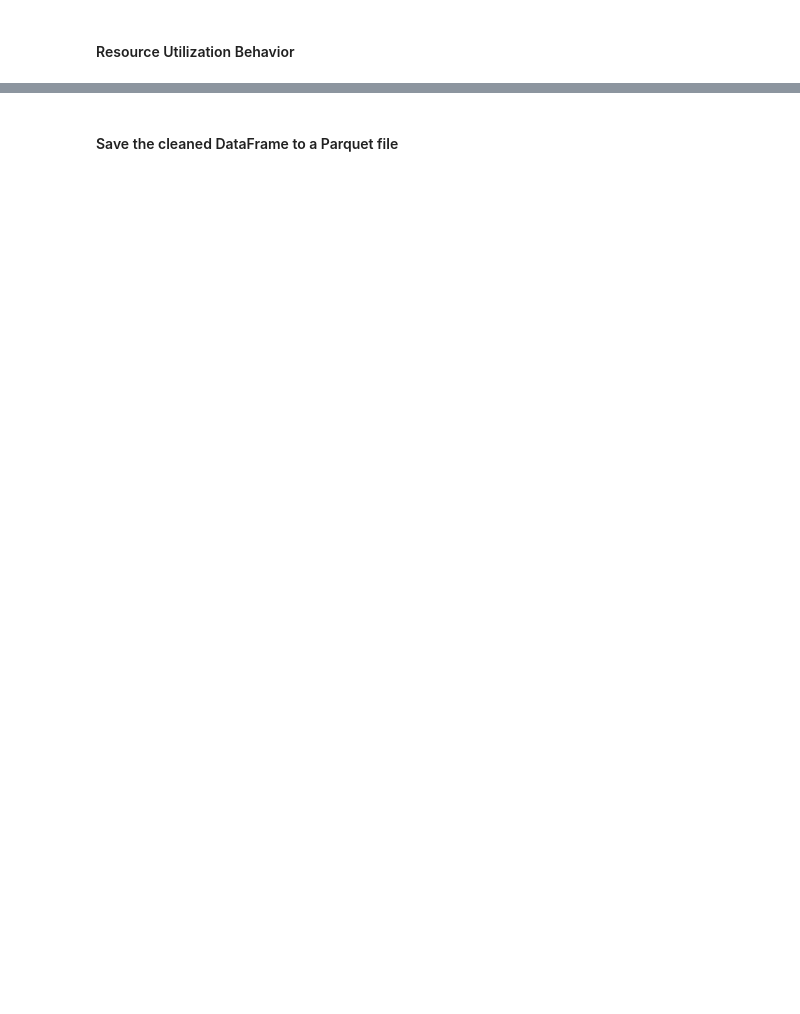
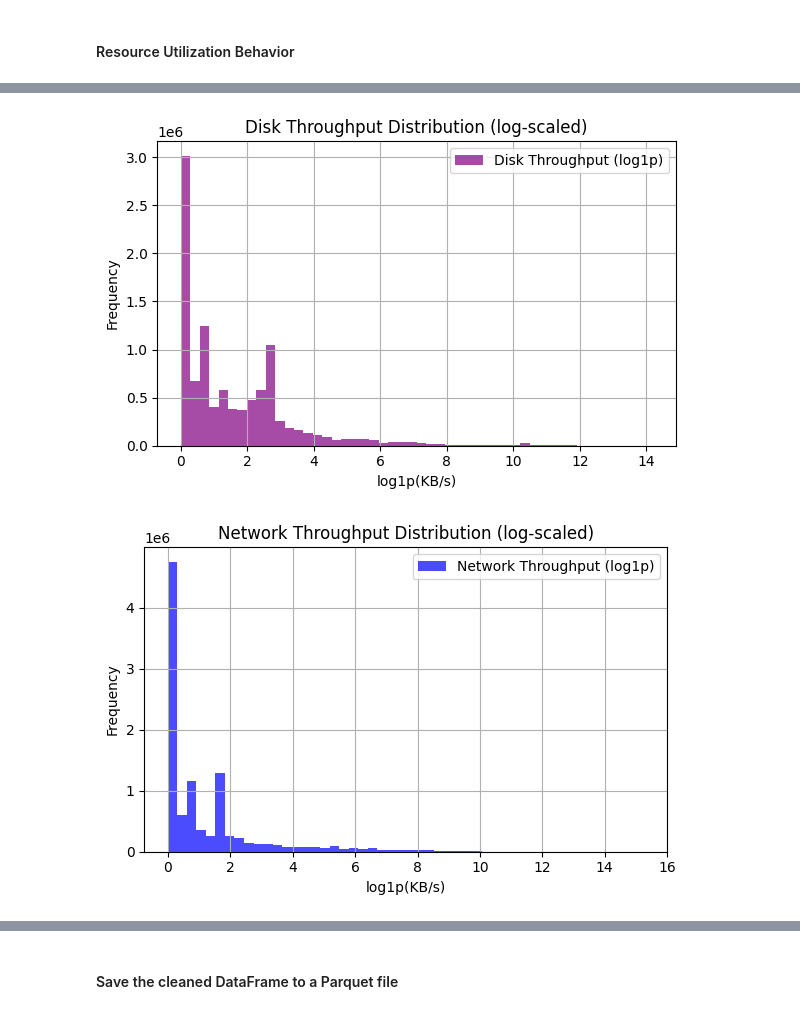
Before and after one commit to swaraj0009/AI_Models, a Jupyter notebook: TFT/notebooks/3_Feature_Engineering.ipynb, the cells around one changed output, grey strips where cells are left out. Drawn from its saved outputs; the diff is of its cells as text; code cells hidden in the pictures; blank space fills up the shorter version.

```diff
--- a/TFT/notebooks/3_Feature_Engineering.ipynb
+++ b/TFT/notebooks/3_Feature_Engineering.ipynb
@@ -198,3 +204,36 @@ plt.show()
+# %%
+# ✅ Step 1: Clean disk & network throughput columns
+clean_disk = df2['disk_total_throughput'].replace([np.inf, -np.inf], np.nan).dropna()
+clean_net = df2['network_total_throughput'].replace([np.inf, -np.inf], np.nan).dropna()
+
+# # ✅ Step 2: Apply log1p transformation
+log_disk = np.log1p(clean_disk)
+log_net = np.log1p(clean_net)
+
+# ✅ Step 3: Plot Disk Throughput Distribution
+plt.figure(figsize=(6, 4))
+plt.hist(log_disk, bins=50, alpha=0.7, color='purple', label='Disk Throughput (log1p)')
+plt.title("Disk Throughput Distribution (log-scaled)")
+plt.xlabel("log1p(KB/s)")
+plt.ylabel("Frequency")
+plt.grid(True)
+plt.legend()
+plt.tight_layout()
+plt.show()
+
+# ✅ Step 4: Plot Network Throughput Distribution
+plt.figure(figsize=(6, 4))
+plt.hist(log_net, bins=50, alpha=0.7, color='blue', label='Network Throughput (log1p)')
+plt.title("Network Throughput Distribution (log-scaled)")
+plt.xlabel("log1p(KB/s)")
+plt.ylabel("Frequency")
+plt.grid(True)
+plt.legend()
+plt.tight_layout()
+plt.show()
+# %% [output]
+[figure, added]
+[figure, added]
 # %%
 # Correlation matrix b/w targets
 # %%
```
Also changed, not shown: parts of 9 cells of this notebook.
